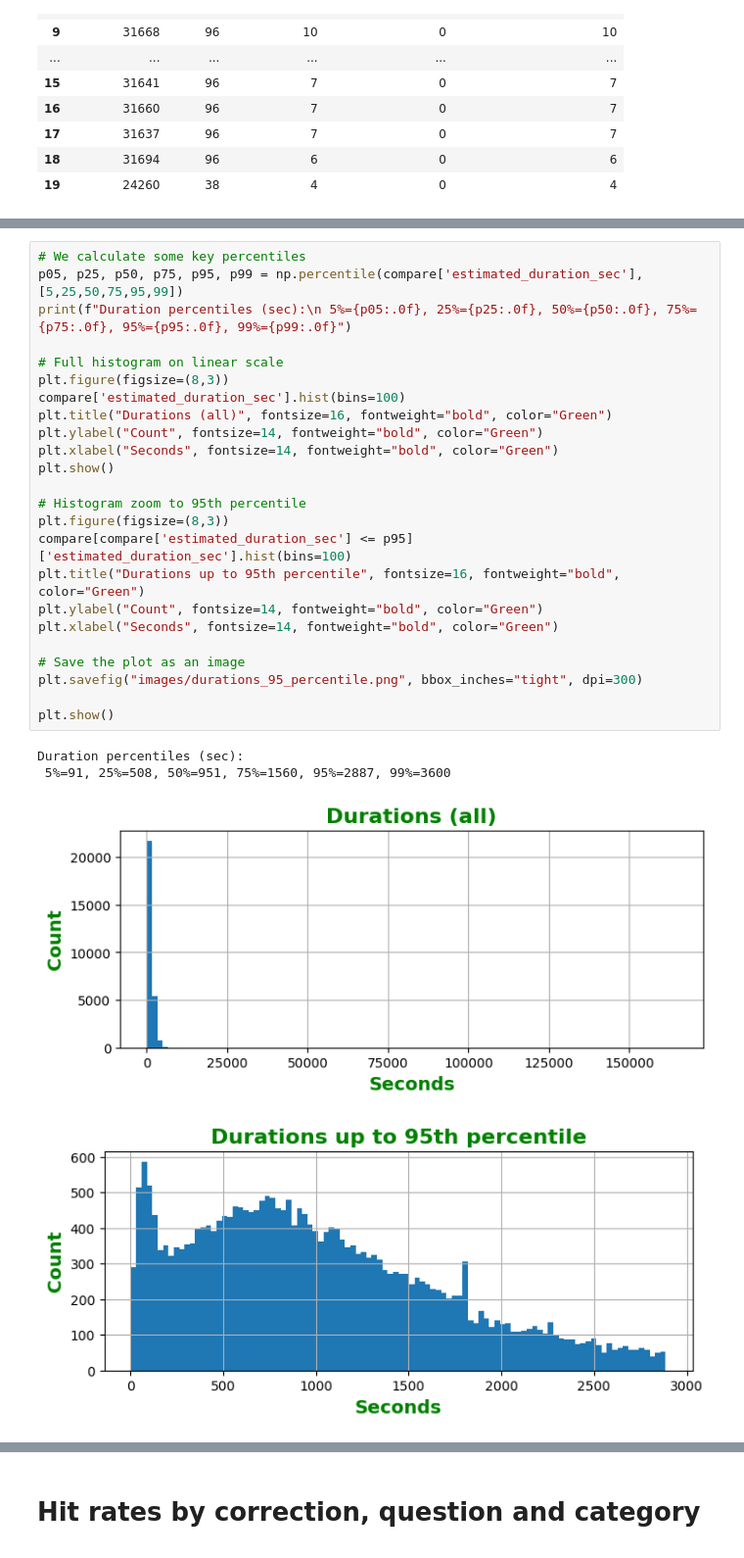
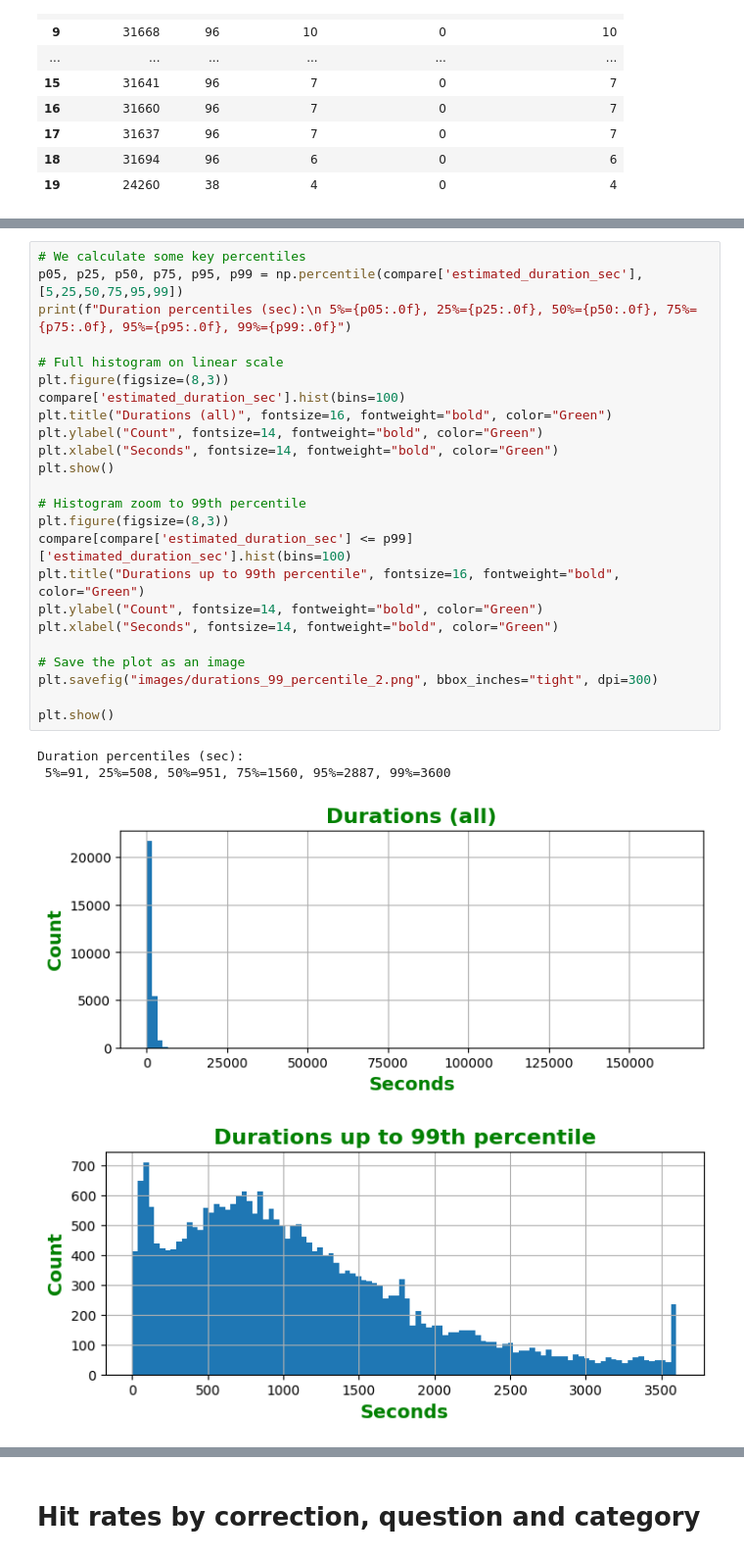
Before and after one commit to alriffaud/ML_Final_Project, a Jupyter notebook: Data_Preprocessing/2_eda.ipynb, the cells around one changed output, grey strips where cells are left out. Shown at 98% size. Cells and saved outputs as stored; diff of their text form.

```diff
--- a/Data_Preprocessing/2_eda.ipynb
+++ b/Data_Preprocessing/2_eda.ipynb
@@ -1146,29 +1148,29 @@ Tail of result:
 # %%
 # We calculate some key percentiles
 p05, p25, p50, p75, p95, p99 = np.percentile(compare['estimated_duration_sec'], [5,25,50,75,95,99])
 print(f"Duration percentiles (sec):\n 5%={p05:.0f}, 25%={p25:.0f}, 50%={p50:.0f}, 75%={p75:.0f}, 95%={p95:.0f}, 99%={p99:.0f}")
 
 # Full histogram on linear scale
 plt.figure(figsize=(8,3))
 compare['estimated_duration_sec'].hist(bins=100)
 plt.title("Durations (all)", fontsize=16, fontweight="bold", color="Green")
 plt.ylabel("Count", fontsize=14, fontweight="bold", color="Green")
 plt.xlabel("Seconds", fontsize=14, fontweight="bold", color="Green")
 plt.show()
 
-# Histogram zoom to 95th percentile
+# Histogram zoom to 99th percentile
 plt.figure(figsize=(8,3))
-compare[compare['estimated_duration_sec'] <= p95]['estimated_duration_sec'].hist(bins=100)
-plt.title("Durations up to 95th percentile", fontsize=16, fontweight="bold", color="Green")
+compare[compare['estimated_duration_sec'] <= p99]['estimated_duration_sec'].hist(bins=100)
+plt.title("Durations up to 99th percentile", fontsize=16, fontweight="bold", color="Green")
 plt.ylabel("Count", fontsize=14, fontweight="bold", color="Green")
 plt.xlabel("Seconds", fontsize=14, fontweight="bold", color="Green")
 
 # Save the plot as an image
-plt.savefig("images/durations_95_percentile.png", bbox_inches="tight", dpi=300)
+plt.savefig("images/durations_99_percentile_2.png", bbox_inches="tight", dpi=300)
 
 plt.show()
 # %% [output]
 Duration percentiles (sec):
  5%=91, 25%=508, 50%=951, 75%=1560, 95%=2887, 99%=3600
 [figure]
-[figure, old version]
+[figure, new version]
```
Also changed, not shown: parts of 7 cells of this notebook, 2 other files.
